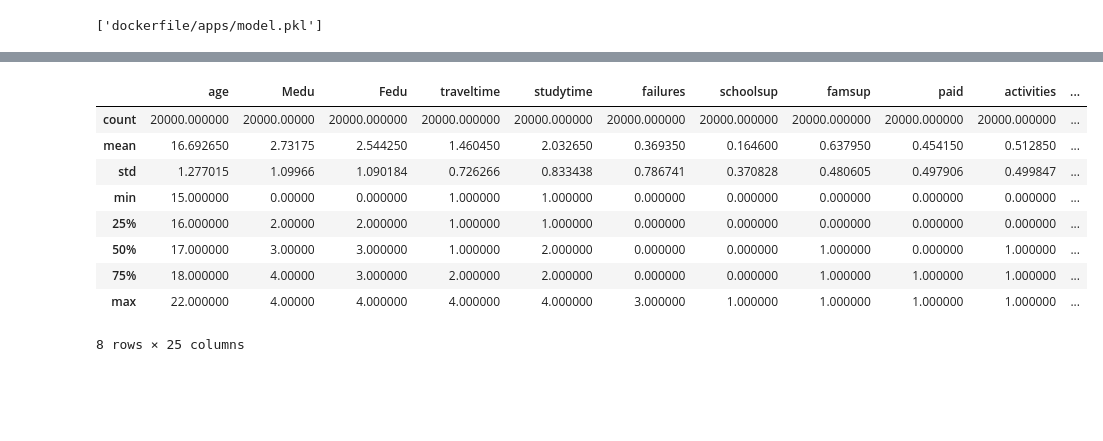
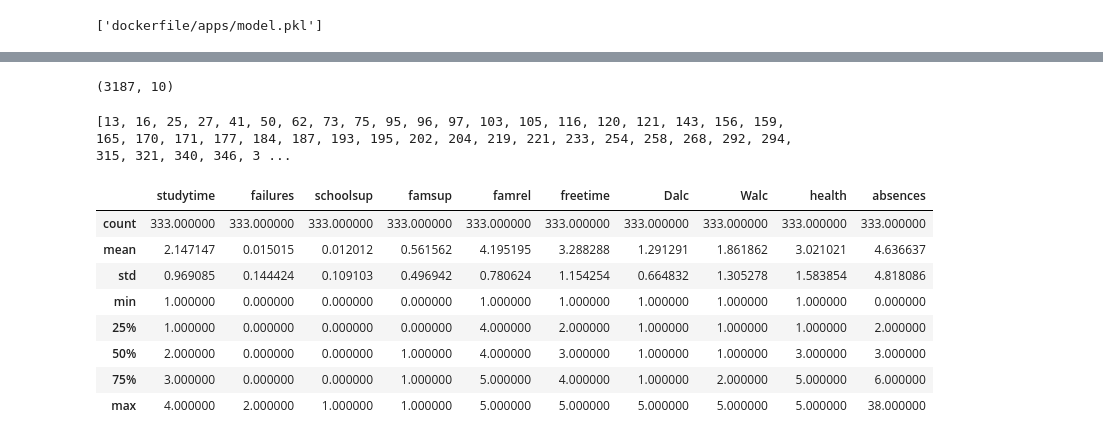
Before and after one commit to CMU-313/fall-2021-hw4-sleepygit, a Jupyter notebook: model_build.ipynb, the cells around one changed output, grey strips where cells are left out. Drawn from its saved outputs; the diff is of its cells as text; code cells hidden in the pictures; blank space fills up the shorter version.

```diff
--- a/model_build.ipynb
+++ b/model_build.ipynb
@@ -3,7 +3,8 @@
 # %%
 import pandas as pd
 import numpy as np
-df = pd.read_csv('data/student-mat.csv', sep=';')
+# df = pd.read_csv('data/student-mat.csv', sep=';')
+df = pd.read_csv('ProductionData.csv', sep=',')
 # %% [markdown]
 Summary of the data
 # %%
@@ -177,13 +151,40 @@ realdf.replace({'no': 0, 'yes': 1}, inplace=True)
+# %%
+true_pos = []
+false_pos = []
+true_neg = []
+false_neg = []
+for i in range(len(pred)):
+    if pred[i] == 0:
+        if yTest.iloc[[i]].any() == 0:
+            true_neg.append(i)
+        else:
+            false_neg.append(i)
+    else:
+        if yTest.iloc[[i]].any() == 0:
+            false_pos.append(i)
+        else:
+            true_pos.append(i)
+# %% [output]
+(3187, 10)
+# %%
+pos_df = xTest.iloc[true_pos + false_pos]
+neg_df = xTest.iloc[true_neg + false_neg]
+true_pos_df = xTest.iloc[true_pos]
+false_pos_df = xTest.iloc[false_pos]
+true_neg_df = xTest.iloc[true_neg]
+false_neg_df = xTest.iloc[false_neg]
+print(false_neg)
+# %% [output]
+[13, 16, 25, 27, 41, 50, 62, 73, 75, 95, 96, 97, 103, 105, 116, 120, 121, 143, 156, 159, 165, 170, 171, 177, 184, 187, 193, 195, 202, 204, 219, 221, 233, 254, 258, 268, 292, 294, 315, 321, 340, 346, 3 ...
 # %%
-realdf.describe()
+pos_df.describe()
 # %% [output]
-|  | age | Medu | Fedu | traveltime | studytime | failures | schoolsup | famsup | paid | activities | ... |
-| count | 20000.000000 | 20000.00000 | 20000.000000 | 20000.000000 | 20000.000000 | 20000.000000 | 20000.000000 | 20000.000000 | 20000.000000 | 20000.000000 | ... |
-| mean | 16.692650 | 2.73175 | 2.544250 | 1.460450 | 2.032650 | 0.369350 | 0.164600 | 0.637950 | 0.454150 | 0.512850 | ... |
-| std | 1.277015 | 1.09966 | 1.090184 | 0.726266 | 0.833438 | 0.786741 | 0.370828 | 0.480605 | 0.497906 | 0.499847 | ... |
-| min | 15.000000 | 0.00000 | 0.000000 | 1.000000 | 1.000000 | 0.000000 | 0.000000 | 0.000000 | 0.000000 | 0.000000 | ... |
-| 25% | 16.000000 | 2.00000 | 2.000000 | 1.000000 | 1.000000 | 0.000000 | 0.000000 | 0.000000 | 0.000000 | 0.000000 | ... |
-| 50% | 17.000000 | 3.00000 | 3.000000 | 1.000000 | 2.000000 | 0.000000 | 0.000000 | 1.000000 | 0.000000 | 1.000000 | ... |
-| 75% | 18.000000 | 4.00000 | 3.000000 | 2.000000 | 2.000000 | 0.000000 | 0.000000 | 1.000000 | 1.000000 | 1.000000 | ... |
-| max | 22.000000 | 4.00000 | 4.000000 | 4.000000 | 4.000000 | 3.000000 | 1.000000 | 1.000000 | 1.000000 | 1.000000 | ... |
+|  | studytime | failures | schoolsup | famsup | famrel | freetime | Dalc | Walc | health | absences |
+| count | 333.000000 | 333.000000 | 333.000000 | 333.000000 | 333.000000 | 333.000000 | 333.000000 | 333.000000 | 333.000000 | 333.000000 |
+| mean | 2.147147 | 0.015015 | 0.012012 | 0.561562 | 4.195195 | 3.288288 | 1.291291 | 1.861862 | 3.021021 | 4.636637 |
+| std | 0.969085 | 0.144424 | 0.109103 | 0.496942 | 0.780624 | 1.154254 | 0.664832 | 1.305278 | 1.583854 | 4.818086 |
+| min | 1.000000 | 0.000000 | 0.000000 | 0.000000 | 1.000000 | 1.000000 | 1.000000 | 1.000000 | 1.000000 | 0.000000 |
+| 25% | 1.000000 | 0.000000 | 0.000000 | 0.000000 | 4.000000 | 2.000000 | 1.000000 | 1.000000 | 1.000000 | 2.000000 |
+| 50% | 2.000000 | 0.000000 | 0.000000 | 1.000000 | 4.000000 | 3.000000 | 1.000000 | 1.000000 | 3.000000 | 3.000000 |
+| 75% | 3.000000 | 0.000000 | 0.000000 | 1.000000 | 5.000000 | 4.000000 | 1.000000 | 2.000000 | 5.000000 | 6.000000 |
+| max | 4.000000 | 2.000000 | 1.000000 | 1.000000 | 5.000000 | 5.000000 | 5.000000 | 5.000000 | 5.000000 | 38.000000 |
-8 rows × 25 columns
```
Also changed, not shown: parts of 19 cells of this notebook.
